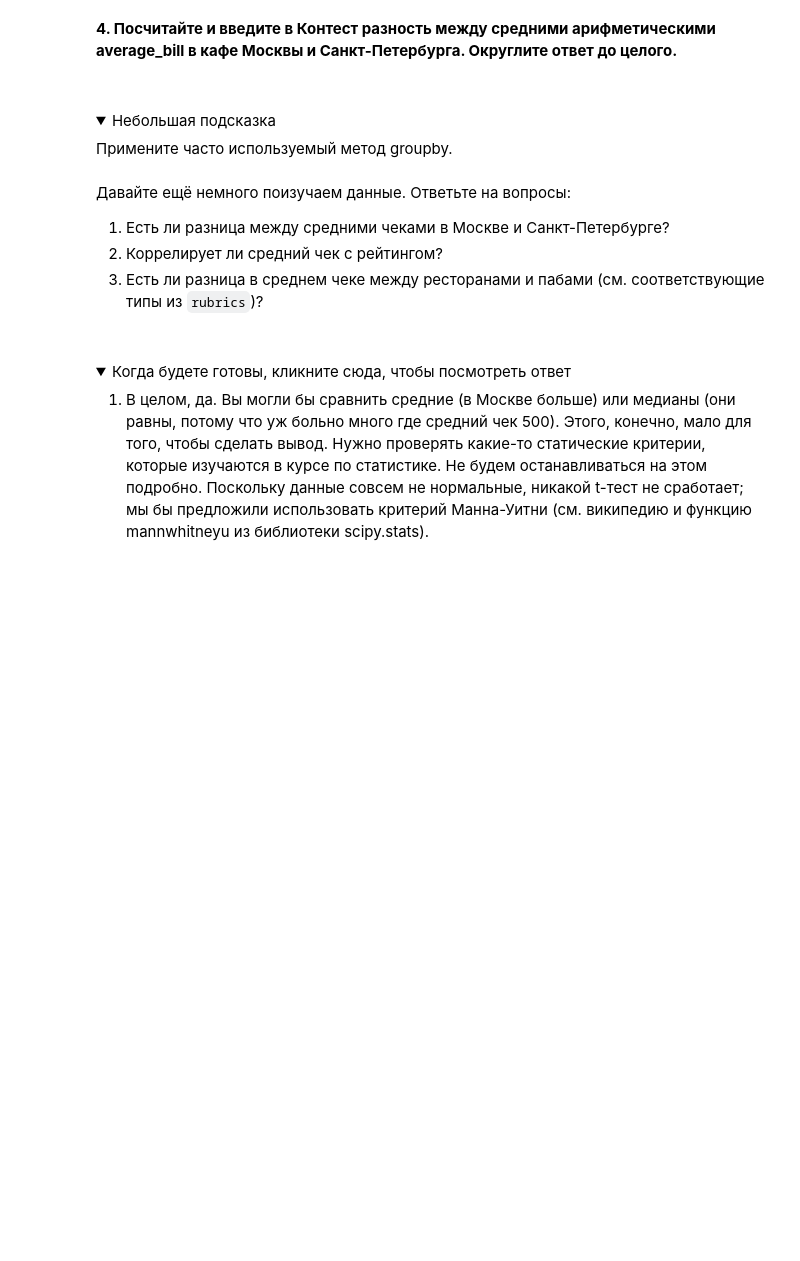
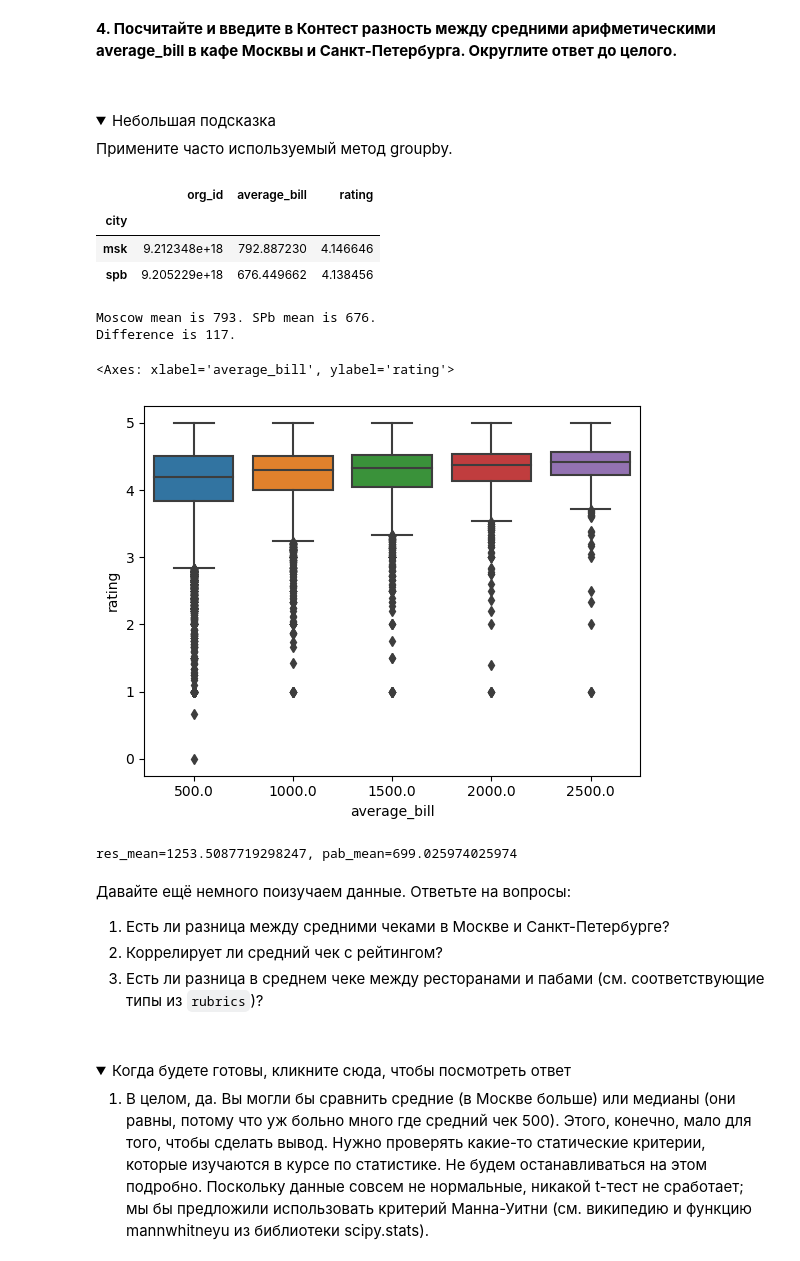
Before and after one commit to Amodion/YandexSourcebook, a Jupyter notebook: autohw_intro_ML_92e1d33a4d.ipynb, the cells around one changed output. Drawn from its saved outputs; the diff is of its cells as text; code cells hidden in the pictures; folded sections open; blank space fills up the shorter version.

```diff
--- a/autohw_intro_ML_92e1d33a4d.ipynb
+++ b/autohw_intro_ML_92e1d33a4d.ipynb
@@ -245,0 +293,5 @@ rubric_dict
+# %%
+data = data.loc[data['average_bill'].notna()]
+data = data.loc[data['average_bill'] <= 2500]
+
+data.info()
@@ -257,3 +321,32 @@ rubric_dict
+# %%
+data.groupby(['city']).mean()
+# %% [output]
+|  | org_id | average_bill | rating |
+| city |  |  |  |
+| msk | 9.212348e+18 | 792.887230 | 4.146646 |
+| spb | 9.205229e+18 | 676.449662 | 4.138456 |
+# %%
+msk_mean = data.loc[data.city == 'msk'].average_bill.mean()
+spb_mean = data.loc[data.city == 'spb'].average_bill.mean()
+
+print(f'Moscow mean is {round(msk_mean)}. SPb mean is {round(spb_mean)}.\nDifference is {round(msk_mean)-round(spb_mean)}.')
+# %% [output]
+Moscow mean is 793. SPb mean is 676.
+Difference is 117.
+# %%
+import seaborn as sns
+
+sns.boxplot(data=data, x='average_bill', y='rating')
+# %% [output]
+<Axes: xlabel='average_bill', ylabel='rating'>
+[figure, added]
+# %%
+res_mean = data.loc[data.rubrics_id == '30776'].average_bill.mean()
+pab_mean = data.loc[data.rubrics_id == '30770'].average_bill.mean()
+
+print(f'{res_mean=}, {pab_mean=}')
+# %% [output]
+res_mean=1253.5087719298247, pab_mean=699.025974025974
 # %% [markdown]
 Давайте ещё немного поизучаем данные. Ответьте на вопросы:
 
```
Also changed, not shown: parts of 20 cells of this notebook.
